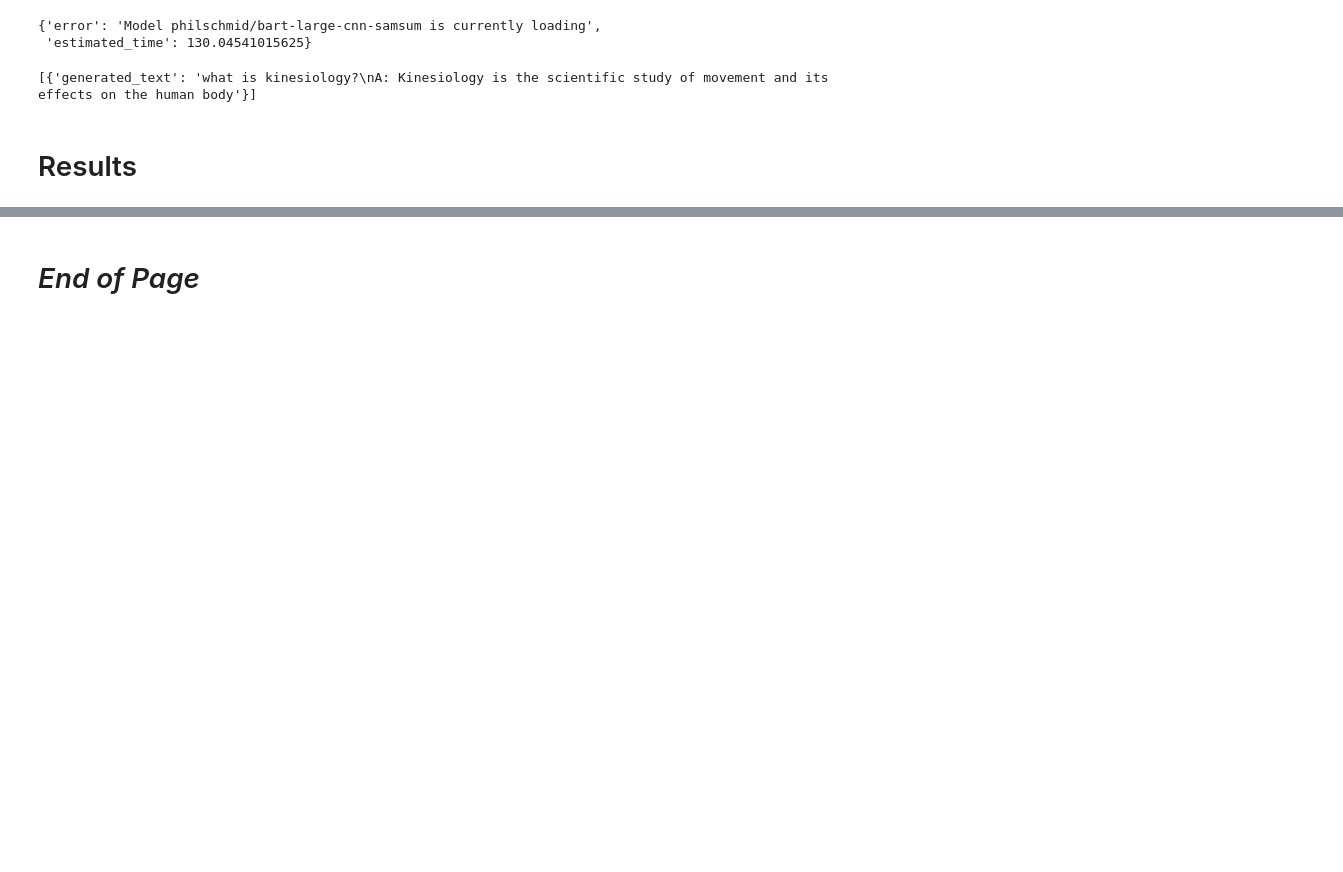
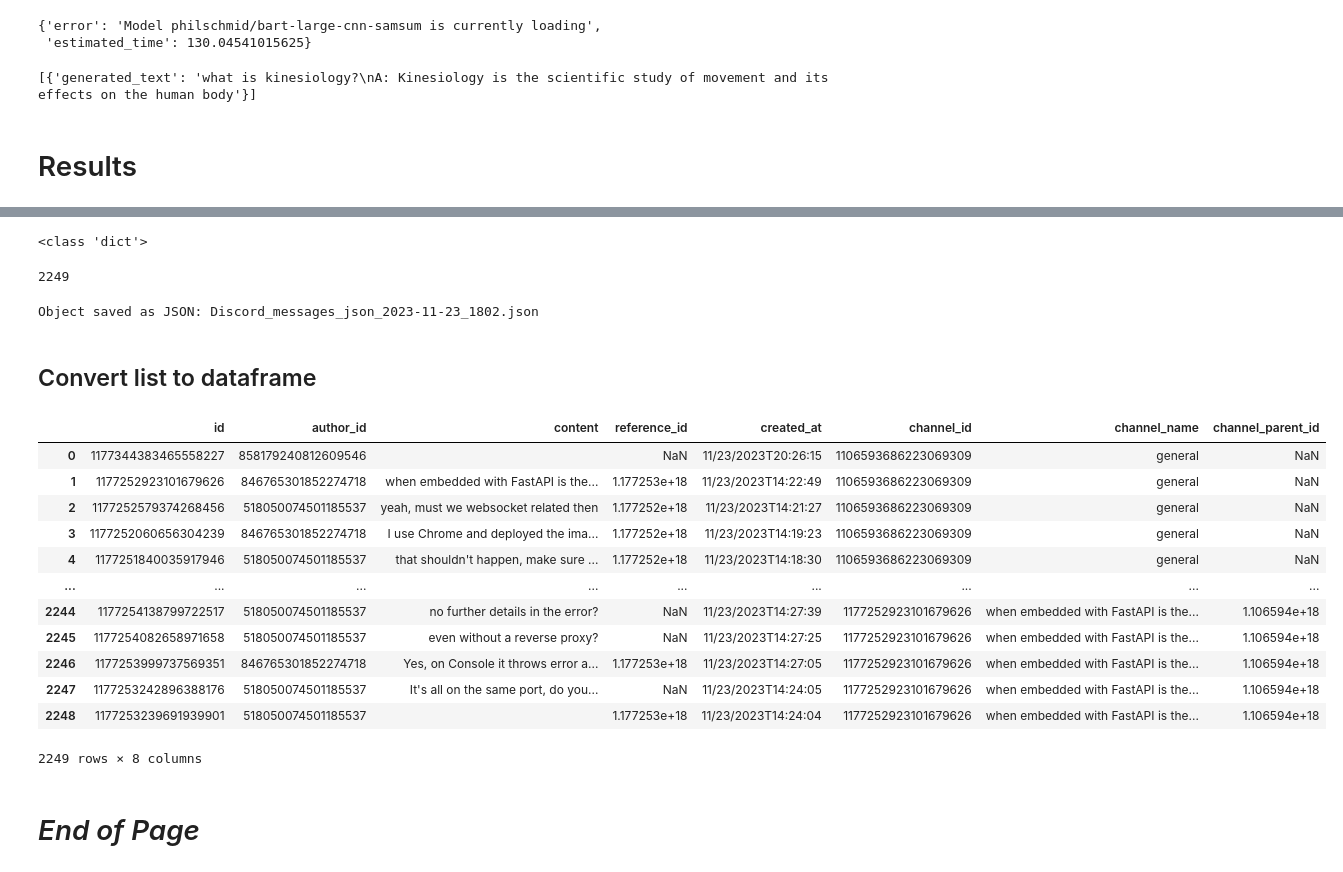
Before and after one commit to widgetti/solarathon, a Jupyter notebook: notebooks/silvia 2023-11-23 explore models.ipynb, the cells around one changed output, grey strips where cells are left out. Saved outputs shown, nothing was run; the diff lists cells and outputs as text; code cells hidden in the pictures; blank space fills up the shorter version.

Commit message:
add raw Solara Discord messages

```diff
--- a/notebooks/silvia 2023-11-23 explore models.ipynb
+++ b/notebooks/silvia 2023-11-23 explore models.ipynb
@@ -363,0 +368,19 @@ print(output['results'][0])
+# %%
+import json
+def load_json(filename, filepath):
+    """
+    Load a JSON file using specified file path copied from windows file explorer.
+    Back slashes in file path will be converted to forward slashes.
+
+    Arguments:
+    - filepath (raw string): Use the format r'<path>'.
+    - filename (string).
+    """
+    filename = f'{filepath}/'.replace('\\','/')+filename
+    with open(filename) as file:
+        return json.load(file)
+
+filepath = '../data/testing_2023-11-23/'
+filename = 'Discord_all_messages.json'
+messages = load_json(filename, filepath)
+messages
@@ -364,2 +405,57 @@ print(output['results'][0])
+# %%
+print(type(messages[0]))
+len(messages)
+# %% [output]
+<class 'dict'>
+2249
+# %%
+def save_to_json(obj, filename=None, description='Discord_messages_json', append_version=1,
+    path='../data'
+    ):
+    """
+    Save Python object as a JSON file.
+    Parameters:
+    - obj: Python object to be saved.
+    - filename: Root of the filename.
+    - path (raw string): Use the format r'<path>'. If None, file is saved in same directory as script.
+    - append_version (bool): If true, append date and time to end of filename.
+    """
+    if description:
+        filename = f'{description}_{datetime.now().strftime("%Y-%m-%d_%H%M")}'
+        append_version = False
+    elif filename == None:
+        filename = f'{datetime.now().strftime("%Y-%m-%d_%H%M")}_outputs'
+        append_version = False
+    if path:
+        path = f'{path}/'.replace('\\','/')
+    if append_version:
+        filename += f'_{datetime.now().strftime("%Y-%m-%d_%H%M%S")}'
+    filename += '.json'
+    with open(path+filename, 'w') as f:
+        json.dump(obj, f)
+    print(f'Object saved as JSON: {filename}')
+
+save_to_json(messages[0], path=filepath)
+# %% [output]
+Object saved as JSON: Discord_messages_json_2023-11-23_1802.json
+# %% [markdown]
+## Convert list to dataframe
+# %%
+import pandas as pd
+pd.DataFrame(messages)
+# %% [output]
+|  | id | author_id | content | reference_id | created_at | channel_id | channel_name | channel_parent_id |
+| 0 | 1177344383465558227 | 858179240812609546 |  | NaN | 11/23/2023T20:26:15 | 1106593686223069309 | general | NaN |
+| 1 | 1177252923101679626 | 846765301852274718 | when embedded with FastAPI is the... | 1.177253e+18 | 11/23/2023T14:22:49 | 1106593686223069309 | general | NaN |
+| 2 | 1177252579374268456 | 518050074501185537 | yeah, must we websocket related then | 1.177252e+18 | 11/23/2023T14:21:27 | 1106593686223069309 | general | NaN |
+| 3 | 1177252060656304239 | 846765301852274718 | I use Chrome and deployed the ima... | 1.177252e+18 | 11/23/2023T14:19:23 | 1106593686223069309 | general | NaN |
+| 4 | 1177251840035917946 | 518050074501185537 | that shouldn't happen, make sure ... | 1.177252e+18 | 11/23/2023T14:18:30 | 1106593686223069309 | general | NaN |
+| ... | ... | ... | ... | ... | ... | ... | ... | ... |
+| 2244 | 1177254138799722517 | 518050074501185537 | no further details in the error? | NaN | 11/23/2023T14:27:39 | 1177252923101679626 | when embedded with FastAPI is the... | 1.106594e+18 |
+| 2245 | 1177254082658971658 | 518050074501185537 | even without a reverse proxy? | NaN | 11/23/2023T14:27:25 | 1177252923101679626 | when embedded with FastAPI is the... | 1.106594e+18 |
+| 2246 | 1177253999737569351 | 846765301852274718 | Yes, on Console it throws error a... | 1.177253e+18 | 11/23/2023T14:27:05 | 1177252923101679626 | when embedded with FastAPI is the... | 1.106594e+18 |
+| 2247 | 1177253242896388176 | 518050074501185537 | It's all on the same port, do you... | NaN | 11/23/2023T14:24:05 | 1177252923101679626 | when embedded with FastAPI is the... | 1.106594e+18 |
+| 2248 | 1177253239691939901 | 518050074501185537 |  | 1.177253e+18 | 11/23/2023T14:24:04 | 1177252923101679626 | when embedded with FastAPI is the... | 1.106594e+18 |
+2249 rows × 8 columns
 # %% [markdown]
 # *End of Page*
```
Also changed, not shown: parts of 3 cells of this notebook, 1 other file.
